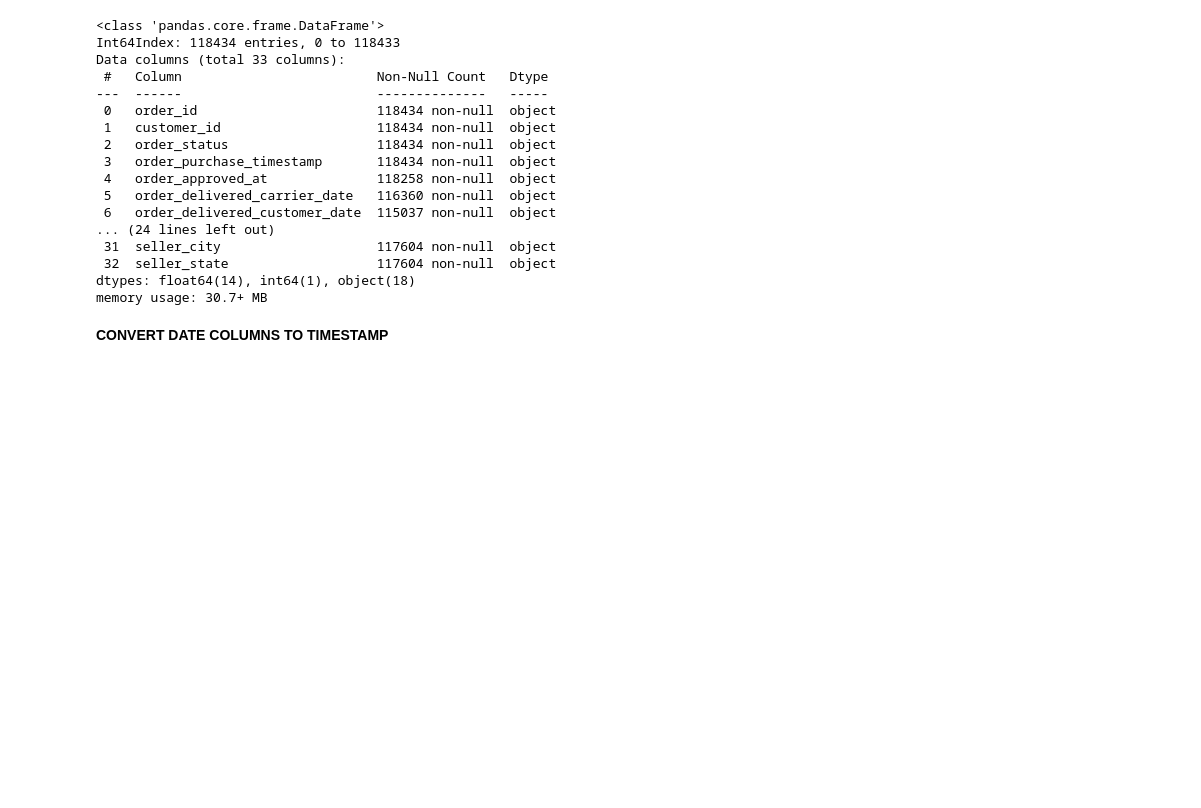
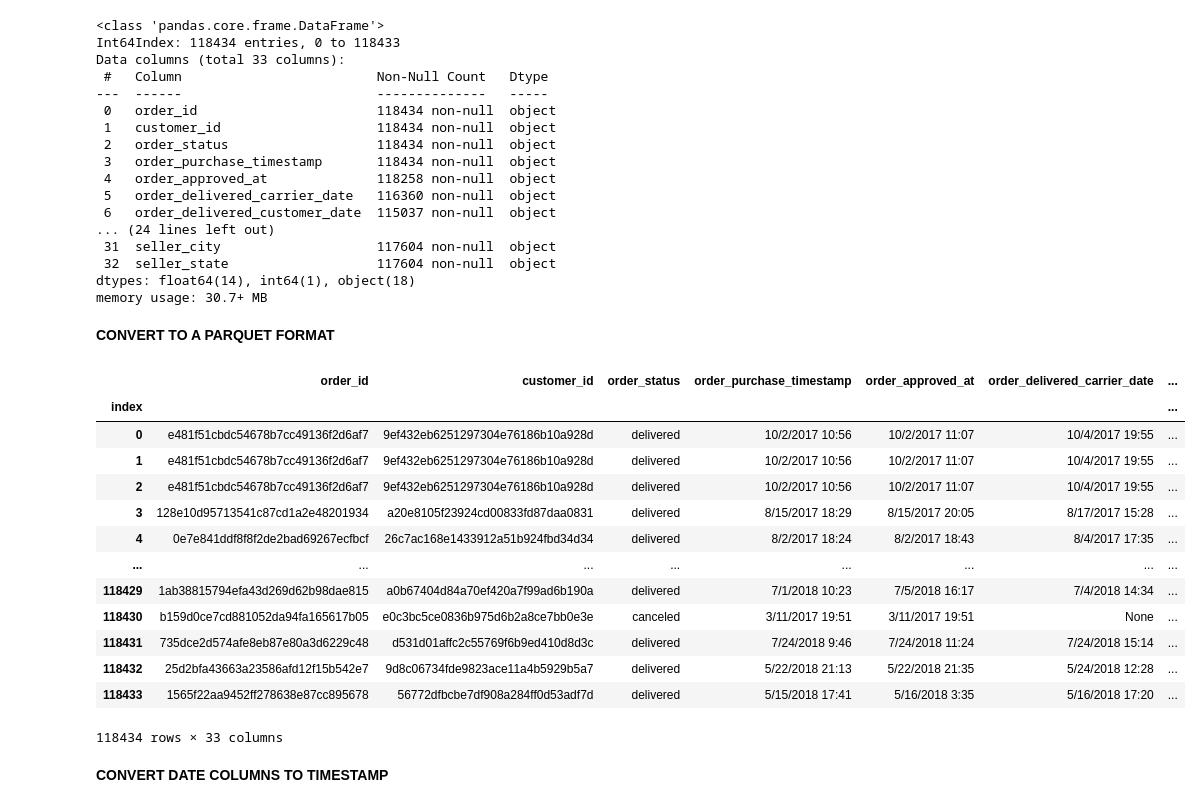
Before and after one commit to matusalemcassim/stack-labs, a Jupyter notebook: OLIST - SALES FORECAST - SARIMAX.ipynb, the cells around one changed output. Saved outputs shown, nothing was run; the diff lists cells and outputs as text; code cells hidden in the pictures; blank space fills up the shorter version.

Commit message:
Adição formato parquet

```diff
--- a/OLIST - SALES FORECAST - SARIMAX.ipynb
+++ b/OLIST - SALES FORECAST - SARIMAX.ipynb
@@ -116,3 +116,5 @@ Data columns (total 33 columns):
  32  seller_state                   117604 non-null  object
 dtypes: float64(14), int64(1), object(18)
 memory usage: 30.7+ MB
+# %% [markdown]
+**CONVERT TO A PARQUET FORMAT**
@@ -119,3 +124,21 @@ memory usage: 30.7+ MB
+# %%
+parquet = pd.read_parquet('dataset/df_final.parquet')
+parquet
+# %% [output]
+|  | order_id | customer_id | order_status | order_purchase_timestamp | order_approved_at | order_delivered_carrier_date | ... |
+| index |  |  |  |  |  |  | ... |
+| 0 | e481f51cbdc54678b7cc49136f2d6af7 | 9ef432eb6251297304e76186b10a928d | delivered | 10/2/2017 10:56 | 10/2/2017 11:07 | 10/4/2017 19:55 | ... |
+| 1 | e481f51cbdc54678b7cc49136f2d6af7 | 9ef432eb6251297304e76186b10a928d | delivered | 10/2/2017 10:56 | 10/2/2017 11:07 | 10/4/2017 19:55 | ... |
+| 2 | e481f51cbdc54678b7cc49136f2d6af7 | 9ef432eb6251297304e76186b10a928d | delivered | 10/2/2017 10:56 | 10/2/2017 11:07 | 10/4/2017 19:55 | ... |
+| 3 | 128e10d95713541c87cd1a2e48201934 | a20e8105f23924cd00833fd87daa0831 | delivered | 8/15/2017 18:29 | 8/15/2017 20:05 | 8/17/2017 15:28 | ... |
+| 4 | 0e7e841ddf8f8f2de2bad69267ecfbcf | 26c7ac168e1433912a51b924fbd34d34 | delivered | 8/2/2017 18:24 | 8/2/2017 18:43 | 8/4/2017 17:35 | ... |
+| ... | ... | ... | ... | ... | ... | ... | ... |
+| 118429 | 1ab38815794efa43d269d62b98dae815 | a0b67404d84a70ef420a7f99ad6b190a | delivered | 7/1/2018 10:23 | 7/5/2018 16:17 | 7/4/2018 14:34 | ... |
+| 118430 | b159d0ce7cd881052da94fa165617b05 | e0c3bc5ce0836b975d6b2a8ce7bb0e3e | canceled | 3/11/2017 19:51 | 3/11/2017 19:51 | None | ... |
+| 118431 | 735dce2d574afe8eb87e80a3d6229c48 | d531d01affc2c55769f6b9ed410d8d3c | delivered | 7/24/2018 9:46 | 7/24/2018 11:24 | 7/24/2018 15:14 | ... |
+| 118432 | 25d2bfa43663a23586afd12f15b542e7 | 9d8c06734fde9823ace11a4b5929b5a7 | delivered | 5/22/2018 21:13 | 5/22/2018 21:35 | 5/24/2018 12:28 | ... |
+| 118433 | 1565f22aa9452ff278638e87cc895678 | 56772dfbcbe7df908a284ff0d53adf7d | delivered | 5/15/2018 17:41 | 5/16/2018 3:35 | 5/16/2018 17:20 | ... |
+118434 rows × 33 columns
 # %% [markdown]
 **CONVERT DATE COLUMNS TO TIMESTAMP**
 # %%
```
Also changed, not shown: parts of 1 cell of this notebook, 1 other file.
